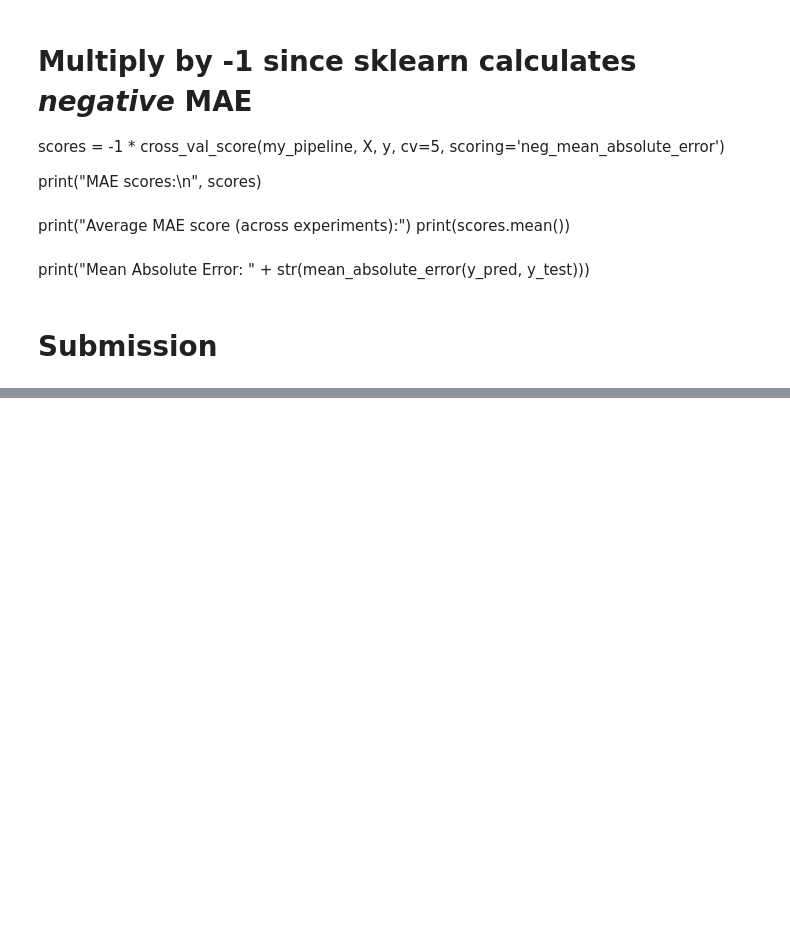
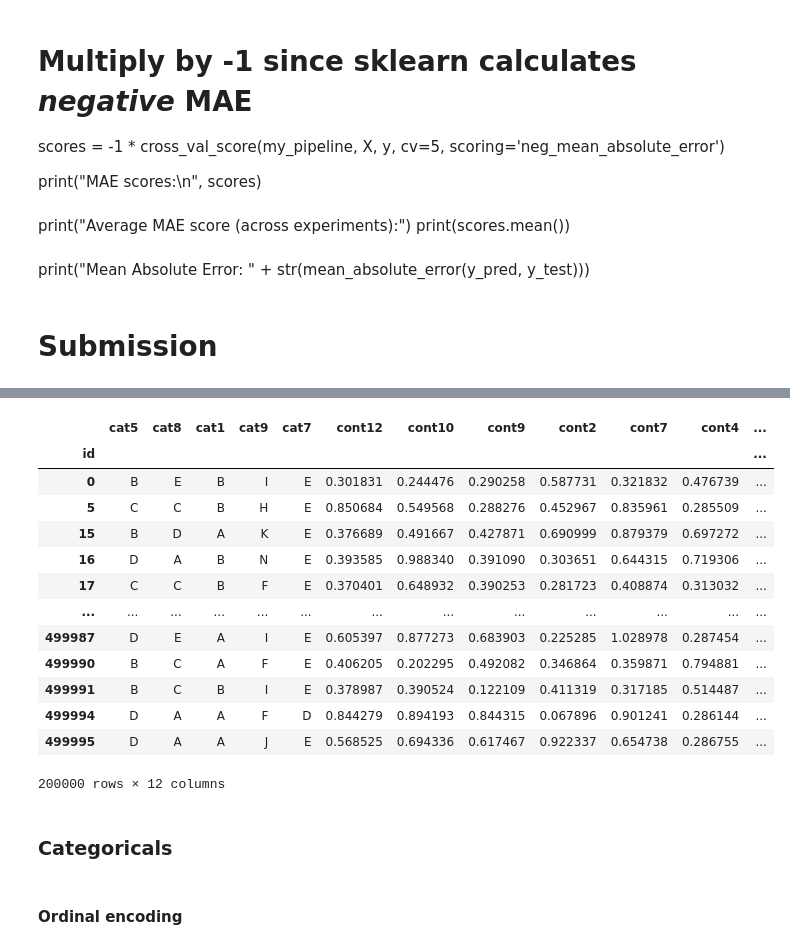
Before and after one commit to sjaureguimodo/kaggle-notebooks, a Jupyter notebook: house-pricing-competition.ipynb, the cells around one changed output, grey strips where cells are left out. Cells and saved outputs as stored; diff of their text form; code cells hidden in the pictures; blank space fills up the shorter version.

```diff
--- a/house-pricing-competition.ipynb
+++ b/house-pricing-competition.ipynb
@@ -598,0 +613,24 @@ print("Mean Absolute Error: " + str(mean_absolute_error(y_pred, y_test)))
+# %%
+num_features = ['cont12','cont10','cont9','cont2','cont7','cont4','cont8']
+# %%
+df_test_prep = df_test[cat_features + num_features]
+df_test_prep
+# %% [output]
+|  | cat5 | cat8 | cat1 | cat9 | cat7 | cont12 | cont10 | cont9 | cont2 | cont7 | cont4 | ... |
+| id |  |  |  |  |  |  |  |  |  |  |  | ... |
+| 0 | B | E | B | I | E | 0.301831 | 0.244476 | 0.290258 | 0.587731 | 0.321832 | 0.476739 | ... |
+| 5 | C | C | B | H | E | 0.850684 | 0.549568 | 0.288276 | 0.452967 | 0.835961 | 0.285509 | ... |
+| 15 | B | D | A | K | E | 0.376689 | 0.491667 | 0.427871 | 0.690999 | 0.879379 | 0.697272 | ... |
+| 16 | D | A | B | N | E | 0.393585 | 0.988340 | 0.391090 | 0.303651 | 0.644315 | 0.719306 | ... |
+| 17 | C | C | B | F | E | 0.370401 | 0.648932 | 0.390253 | 0.281723 | 0.408874 | 0.313032 | ... |
+| ... | ... | ... | ... | ... | ... | ... | ... | ... | ... | ... | ... | ... |
+| 499987 | D | E | A | I | E | 0.605397 | 0.877273 | 0.683903 | 0.225285 | 1.028978 | 0.287454 | ... |
+| 499990 | B | C | A | F | E | 0.406205 | 0.202295 | 0.492082 | 0.346864 | 0.359871 | 0.794881 | ... |
+| 499991 | B | C | B | I | E | 0.378987 | 0.390524 | 0.122109 | 0.411319 | 0.317185 | 0.514487 | ... |
+| 499994 | D | A | A | F | D | 0.844279 | 0.894193 | 0.844315 | 0.067896 | 0.901241 | 0.286144 | ... |
+| 499995 | D | A | A | J | E | 0.568525 | 0.694336 | 0.617467 | 0.922337 | 0.654738 | 0.286755 | ... |
+200000 rows × 12 columns
+# %% [markdown]
+### Categoricals
+# %% [markdown]
+#### Ordinal encoding
```
Also changed, not shown: parts of 19 cells of this notebook.
